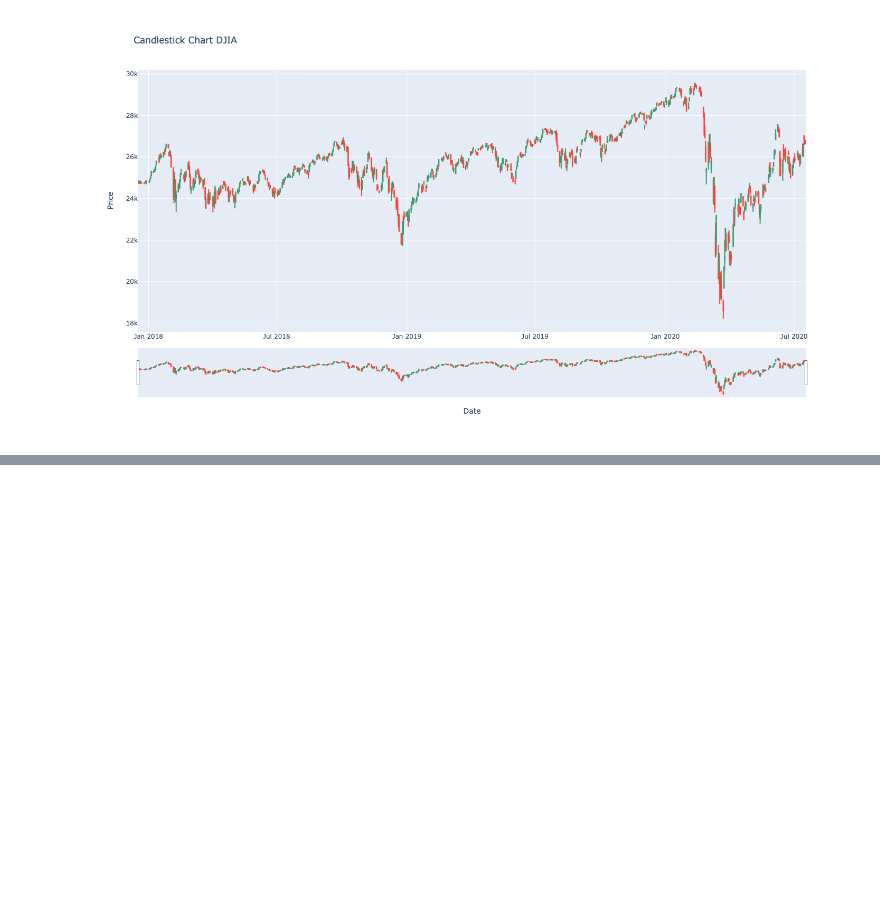
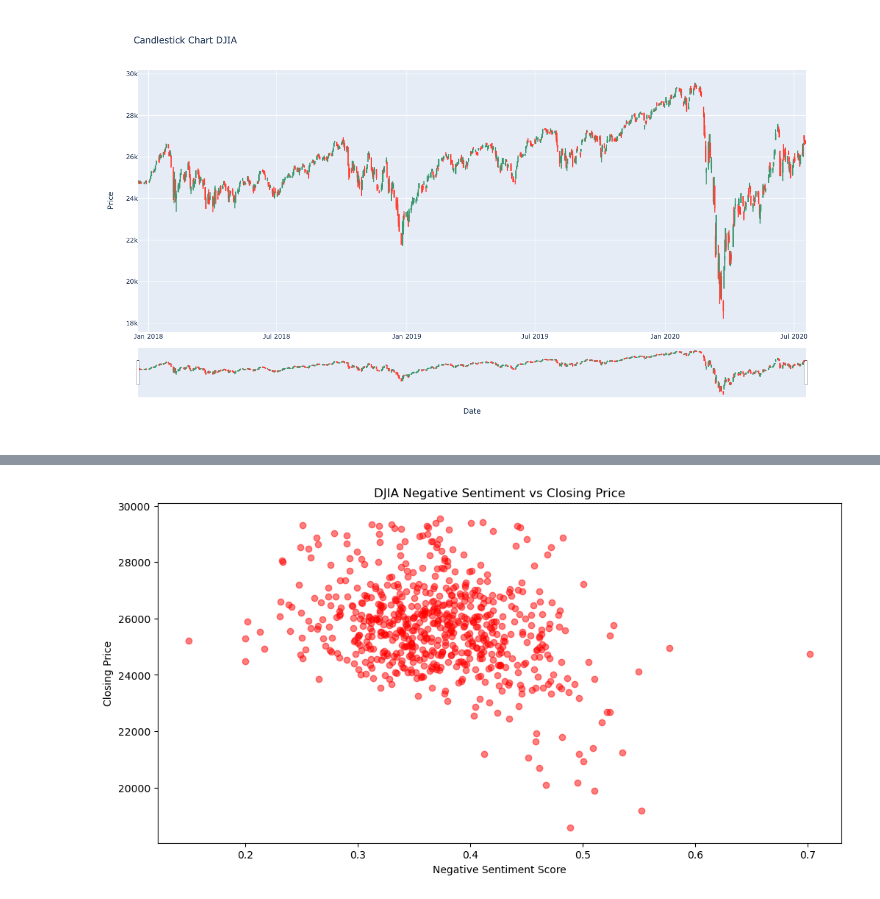
Before and after one commit to 2021sshah/BigDataFinalProject, a Jupyter notebook: djia_visualization.ipynb, the cells around one changed output, grey strips where cells are left out. Cells and saved outputs as stored; diff of their text form; code cells hidden in the pictures; blank space fills up the shorter version.

```diff
--- a/djia_visualization.ipynb
+++ b/djia_visualization.ipynb
@@ -211,3 +255,15 @@ def plotCandlestick():
+# %%
+def NegativeSentimentvsClosing(news_sentiment):
+    # Merge the DataFrames on the 'Date' column
+    merged_df = pd.merge(df, news_sentiment, on='Date')
+
+    # Plotting Volume vs Positive Sentiment
+    plt.figure(figsize=(12, 6))
+    plt.scatter(merged_df['Negative'], merged_df['Close'], alpha=0.5, color='red')
+    plt.title('DJIA Negative Sentiment vs Closing Price')
+    plt.xlabel('Negative Sentiment Score')
+    plt.ylabel('Closing Price')
+    plt.show()
 # %% [markdown]
 ### Visualizations
 # %%
@@ -249,0 +314,4 @@ Image(filename=image_path)
+# %%
+NegativeSentimentvsClosing(news_sentiment)
+# %% [output]
+[figure, added]
```
Also changed, not shown: parts of 7 cells of this notebook.
